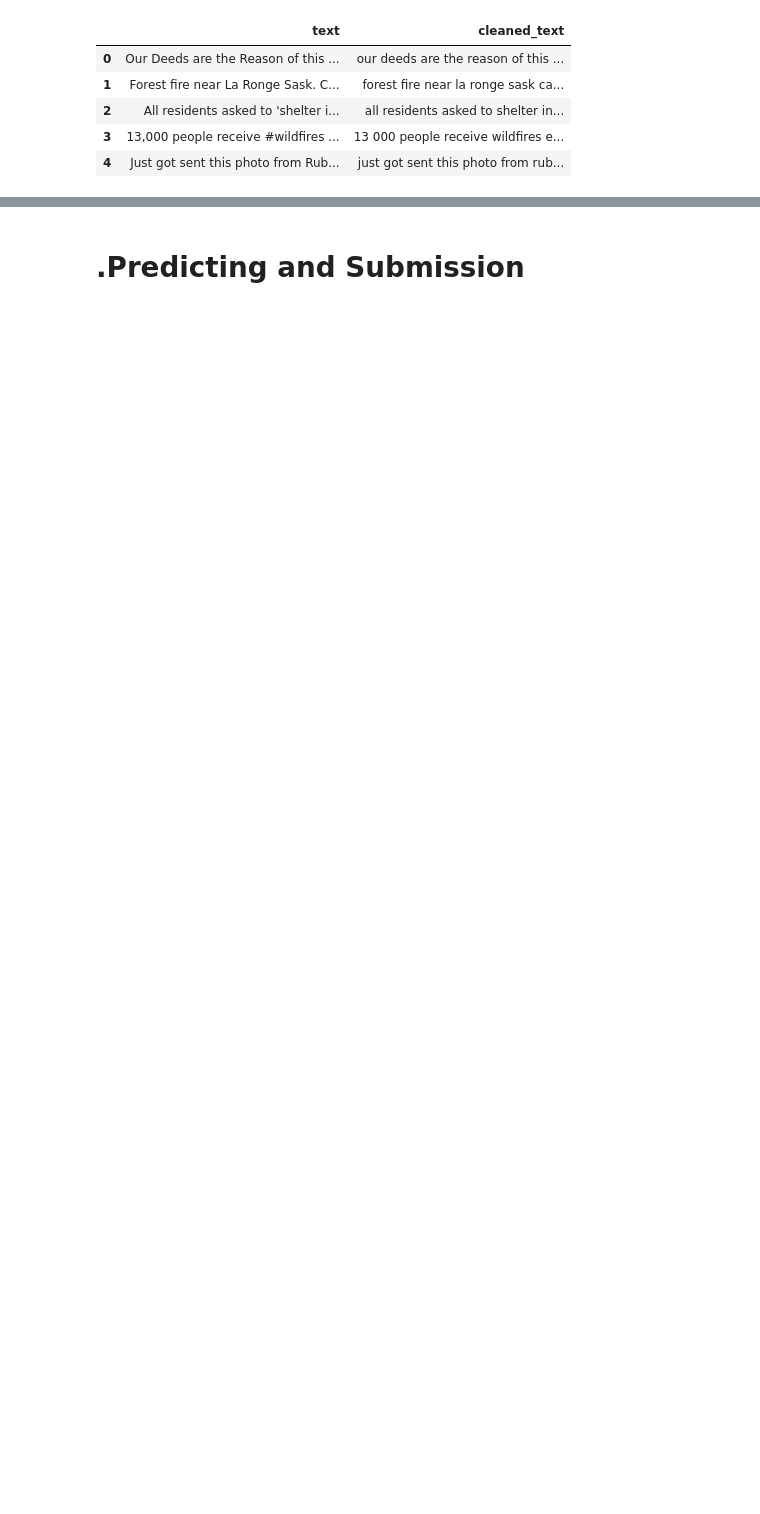
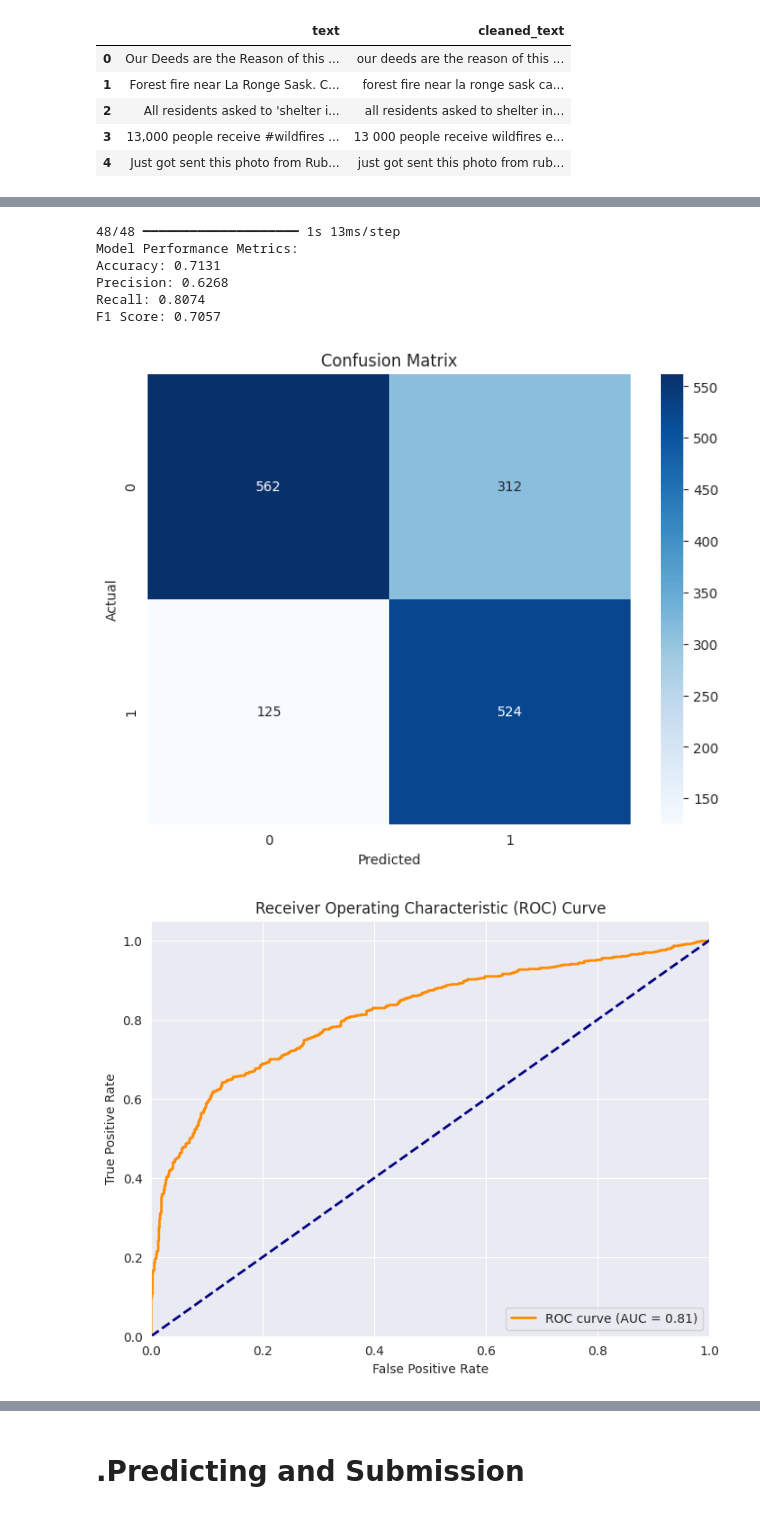
Before and after one commit to chris-ha458/CU_MSCS_Projects, a Jupyter notebook: CSCA5642/W4/csca5642-w4-nlp-tf.ipynb, the cells around one changed output, grey strips where cells are left out. Cells and saved outputs as stored; diff of their text form; code cells hidden in the pictures; blank space fills up the shorter version.

```diff
--- a/CSCA5642/W4/csca5642-w4-nlp-tf.ipynb
+++ b/CSCA5642/W4/csca5642-w4-nlp-tf.ipynb
@@ -342,9 +560,8 @@ X_train, X_test, y_train, y_test = train_test_split(padded_sequences, df_train['
 # %%
 # Hyperparameters
 embedding_dim = 256
-lstm_units = 128
+lstm_units = 256
 dropout_rate = 0.3
-learning_rate = 0.001
 
 # Build the improved bidirectional LSTM model
 model = Sequential()
@@ -386,5 +583,5 @@ Your kernel may have been built without NUMA support.
 # %%
-epochs = 50
+epochs = 25
 batch_size = 5120
 # Train the model
 history = model.fit(X_train, np.array(y_train), epochs=epochs, batch_size=batch_size, validation_split=0.2)
@@ -415,0 +658,75 @@ Test Accuracy: 0.7688772082328796
+# %%
+# Get predictions
+y_pred = model.predict(X_test)
+y_pred_classes = np.round(y_pred).flatten()
+
+# Calculate metrics
+accuracy = accuracy_score(y_test, y_pred_classes)
+precision = precision_score(y_test, y_pred_classes)
+recall = recall_score(y_test, y_pred_classes)
+f1 = f1_score(y_test, y_pred_classes)
+
+# Print metrics
+print("Model Performance Metrics:")
+print(f"Accuracy: {accuracy:.4f}")
+print(f"Precision: {precision:.4f}")
+print(f"Recall: {recall:.4f}")
+print(f"F1 Score: {f1:.4f}")
+
+# Create a confusion matrix
+cm = confusion_matrix(y_test, y_pred_classes)
+
+# Plot confusion matrix
+plt.figure(figsize=(8, 6))
+sns.heatmap(cm, annot=True, fmt='d', cmap='Blues')
+plt.title('Confusion Matrix')
+plt.ylabel('Actual')
+plt.xlabel('Predicted')
+plt.show()
+
+# Plot ROC curve
+from sklearn.metrics import roc_curve, auc
+fpr, tpr, thresholds = roc_curve(y_test, y_pred)
+roc_auc = auc(fpr, tpr)
+
+plt.figure(figsize=(8, 6))
+plt.plot(fpr, tpr, color='darkorange', lw=2, label=f'ROC curve (AUC = {roc_auc:.2f})')
+plt.plot([0, 1], [0, 1], color='navy', lw=2, linestyle='--')
+plt.xlim([0.0, 1.0])
+plt.ylim([0.0, 1.05])
+plt.xlabel('False Positive Rate')
+plt.ylabel('True Positive Rate')
+plt.title('Receiver Operating Characteristic (ROC) Curve')
+plt.legend(loc="lower right")
+plt.show()
+
+# Print classification report
+print("\nClassification Report:")
+print(classification_report(y_test, y_pred_classes))
+
+# Create a results table
+results_table = pd.DataFrame({
+    'Metric': ['Accuracy', 'Precision', 'Recall', 'F1 Score'],
+    'Value': [accuracy, precision, recall, f1]
+})
+print("\nResults Table:")
+print(results_table)
+
+# Visualize predictions vs actual
+plt.figure(figsize=(10, 6))
+plt.scatter(range(len(y_test)), y_test, color='blue', label='Actual', alpha=0.5)
+plt.scatter(range(len(y_pred_classes)), y_pred_classes, color='red', label='Predicted', alpha=0.5)
+plt.title('Actual vs Predicted Values')
+plt.xlabel('Sample Index')
+plt.ylabel('Class')
+plt.legend()
+plt.show()
+# %% [output]
+48/48 ━━━━━━━━━━━━━━━━━━━━ 1s 13ms/step
+Model Performance Metrics:
+Accuracy: 0.7131
+Precision: 0.6268
+Recall: 0.8074
+F1 Score: 0.7057
+[figure, added]
+[figure, added]
```
Also changed, not shown: parts of 26 cells of this notebook.
